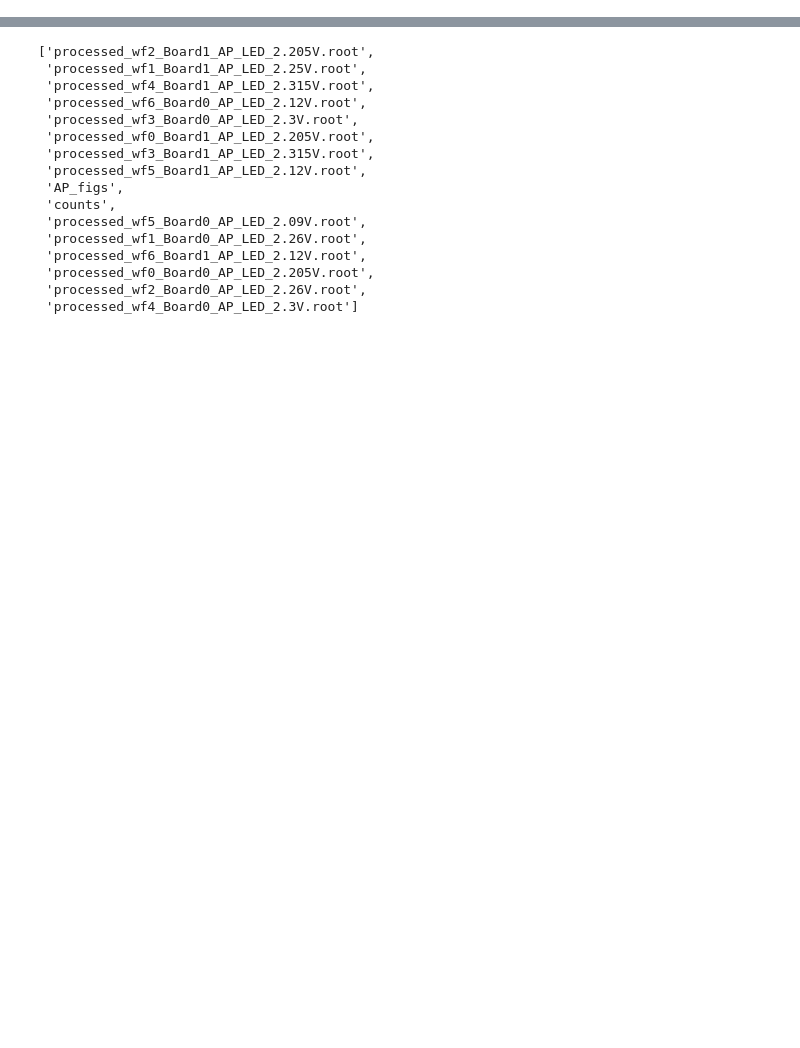
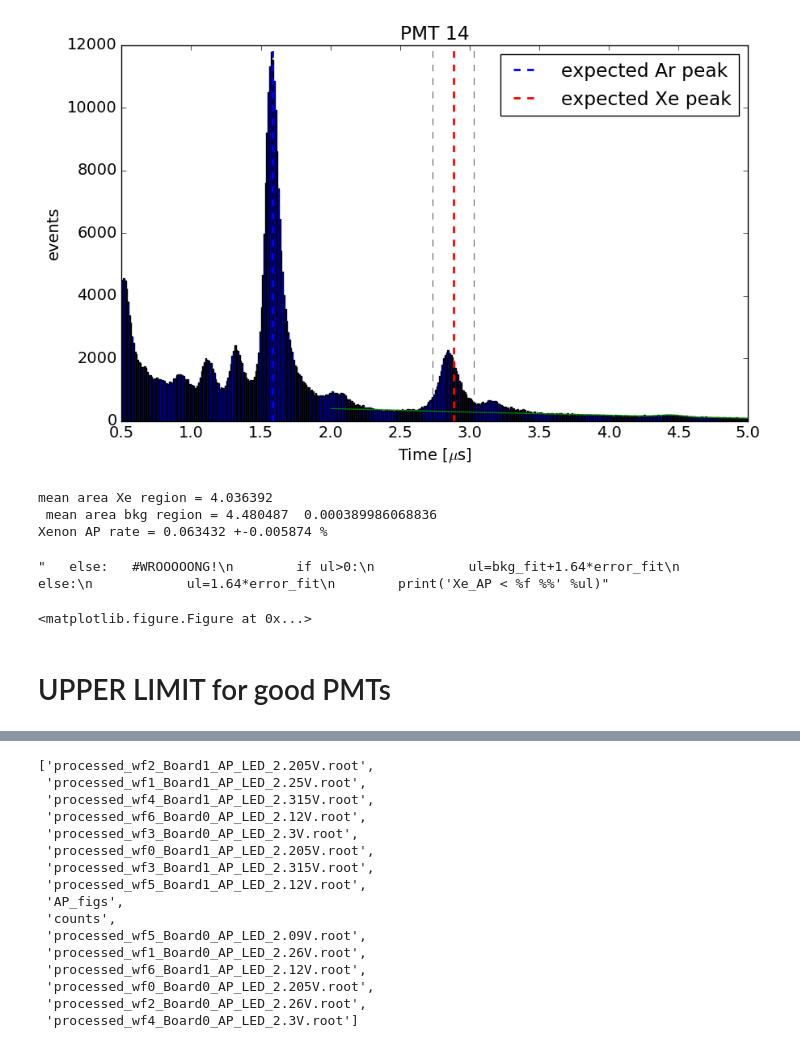
Before and after one commit to CristianAntochi/PMTtesting, a Jupyter notebook: AP_better.ipynb, the cells around one changed output, grey strips where cells are left out. Saved outputs shown, nothing was run; the diff lists cells and outputs as text; code cells hidden in the pictures; blank space fills up the shorter version.

Commit message:
APrate file added, more efficient AP analysis, fitting and limits

```diff
--- a/AP_better.ipynb
+++ b/AP_better.ipynb
@@ -303,9 +409,0 @@ plot1dhist(AP_data[AP_data['area']>2],pmt,fit_exp_gaus)
-# %%
-file = os.listdir(path)[1]
-channel = int(file.split("_")[1].lstrip("wf"))
-board = int(file.split("_")[2].lstrip("Board"))
-pmt = channel + 1 + board * 7
-    #print(channel,board, pmt)
-
-AP_data = process_ap_file(path + file)
-plot1dhist(AP_data[AP_data['area']>2],pmt,fit_exp_gaus)
@@ -499,0 +410,61 @@ plot1dhist(AP_data[AP_data['area']>2],pmt,fit_exp_gaus)
+# %%
+from pathlib import Path
+for pmt in range(1,15):
+    if type(DF_all[pmt-1]) == int :
+        continue
+    if pmt !=14:
+        continue
+    AP_data = DF_all[pmt-1]
+    #AP_data = AP_data[AP_data['entropy']<0.4]
+    xe_AP_fit, error_fit, xe_AP_nf, err_nf = plot1dhist_fit(AP_data[AP_data['area']>2.],pmt,fit_exp_gaus,arr[pmt-1])
+
+    sw = False  #TRUE FOR calculating and saving the values!
+    if sw == True:
+        my_file = Path(path_CSV+"Run_%d_PMT_%d_APrate.csv" %(run,pmt))
+        if my_file.is_file():
+                data=pd.read_csv(my_file,sep=',', index_col='index')
+
+                if data['Day'][data.index[-1]]==day:
+                    data.loc[len(data)-1]=[day,xe_AP_fit,xe_AP_nf,error_fit,err_nf]
+                    data.to_csv(path_CSV+"Run_%d_PMT_%d_APrate.csv" %(run,pmt),sep=',')
+                else:
+                    print(data)
+                    data.loc[len(data)]=[day,xe_AP_fit,xe_AP_nf,error_fit,err_nf]
+                    #nw_data =pd.DataFrame([day,xe_AP_fit,xe_AP_nf,error_fit,err_nf],
+                    #                     columns = ['Day','Xe_AP_fit','Xe_AP_nf','error_f','error_nf'])
+                    #data.append(nw_data)
+                    data.to_csv(path_CSV+"Run_%d_PMT_%d_APrate.csv" %(run,pmt),sep=',')
+        else:
+            date = [day]
+            unfitted= [xe_AP_nf]
+            err_un = [err_nf]
+            fitted = [xe_AP_fit]
+            err_fit = [error_fit]
+
+            dicti={'Day': np.array(date),
+                   'Xe_AP_nf':np.array(unfitted),
+                   'error_nf':np.array(err_un),
+                   'Xe_AP_fit':np.array(fitted),
+                   'error_f':np.array(err_fit)}
+            data=pd.DataFrame(dicti)
+            data.index.name='index'
+            #print(unfitted,err_un)
+            #myfile = open(path_CSV+"Run_%d_PMT_%d_APrate.csv" %(run,pmt), 'w')
+            data.to_csv(path_CSV+"Run_%d_PMT_%d_APrate.csv" %(run,pmt),sep=',')
+
+
+"""   else:   #WROOOOONG!
+        if ul>0:
+            ul=bkg_fit+1.64*error_fit
+        else:
+            ul=1.64*error_fit
+        print('Xe_AP < %f %%' %ul)"""
+# %% [output]
+[figure, added]
+mean area Xe region = 4.036392
+ mean area bkg region = 4.480487  0.000389986068836
+Xenon AP rate = 0.063432 +-0.005874 %
+"   else:   #WROOOOONG!\n        if ul>0:\n            ul=bkg_fit+1.64*error_fit\n        else:\n            ul=1.64*error_fit\n        print('Xe_AP < %f %%' %ul)"
+<matplotlib.figure.Figure at 0x...>
+# %% [markdown]
+# UPPER LIMIT for good PMTs
```
Also changed, not shown: parts of 32 cells of this notebook, 2 other files.
